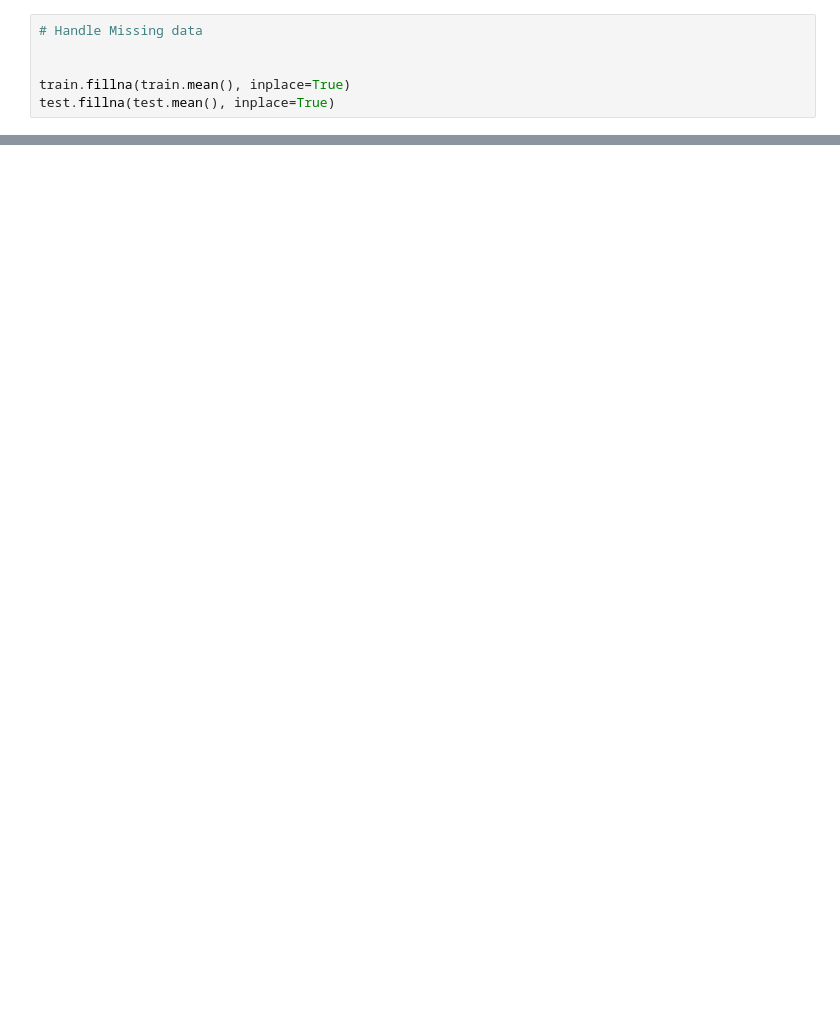
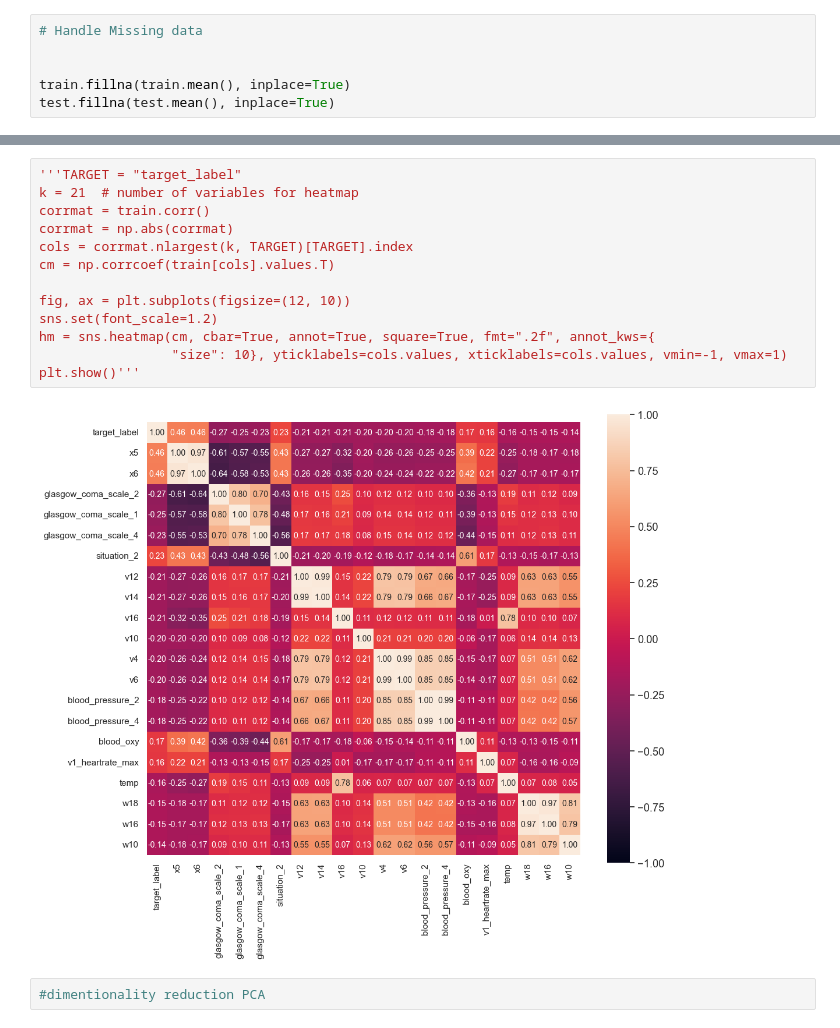
Before and after one commit to wiamalali/MLproject, a Jupyter notebook: main.ipynb, the cells around one changed output, grey strips where cells are left out. Saved outputs shown, nothing was run; the diff lists cells and outputs as text; blank space fills up the shorter version.

```diff
--- a/main.ipynb
+++ b/main.ipynb
@@ -155,0 +220,17 @@ plt.show()
+# %%
+'''TARGET = "target_label"
+k = 21  # number of variables for heatmap
+corrmat = train.corr()
+corrmat = np.abs(corrmat)
+cols = corrmat.nlargest(k, TARGET)[TARGET].index
+cm = np.corrcoef(train[cols].values.T)
+
+fig, ax = plt.subplots(figsize=(12, 10))
+sns.set(font_scale=1.2)
+hm = sns.heatmap(cm, cbar=True, annot=True, square=True, fmt=".2f", annot_kws={
+                 "size": 10}, yticklabels=cols.values, xticklabels=cols.values, vmin=-1, vmax=1)
+plt.show()'''
+# %% [output]
+[figure, added]
+# %%
+#dimentionality reduction PCA
```
Also changed, not shown: parts of 9 cells of this notebook.
